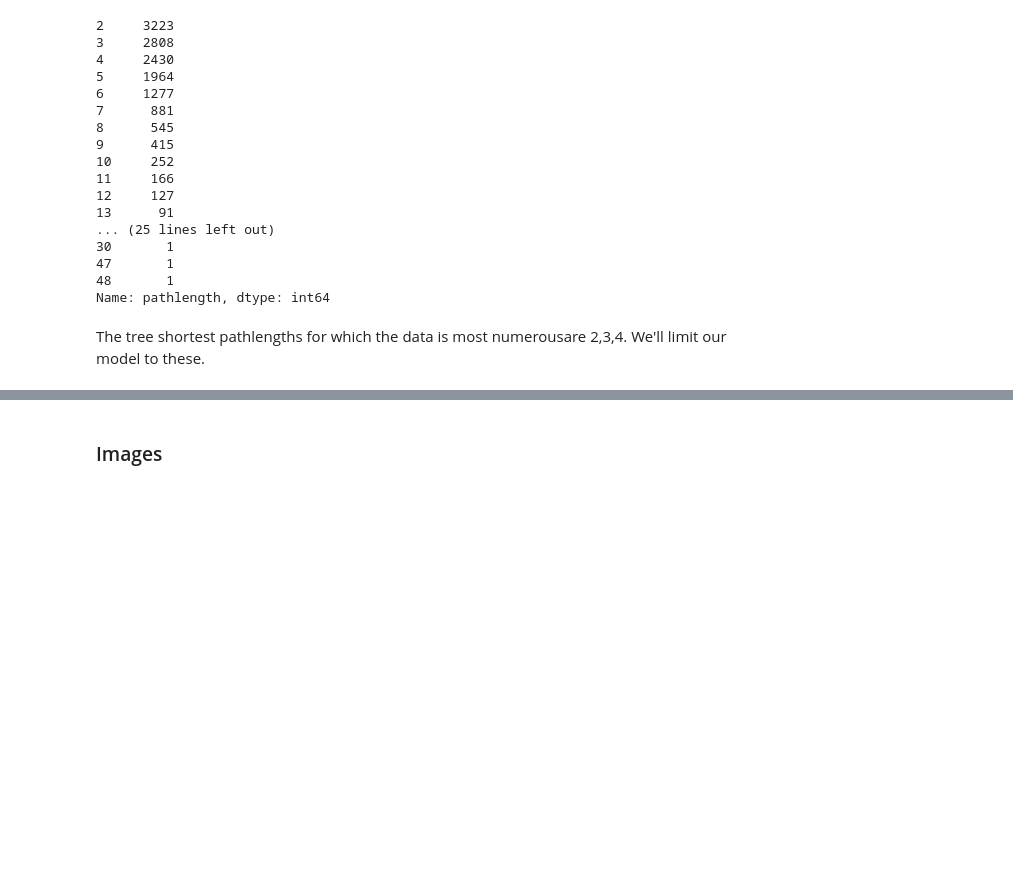
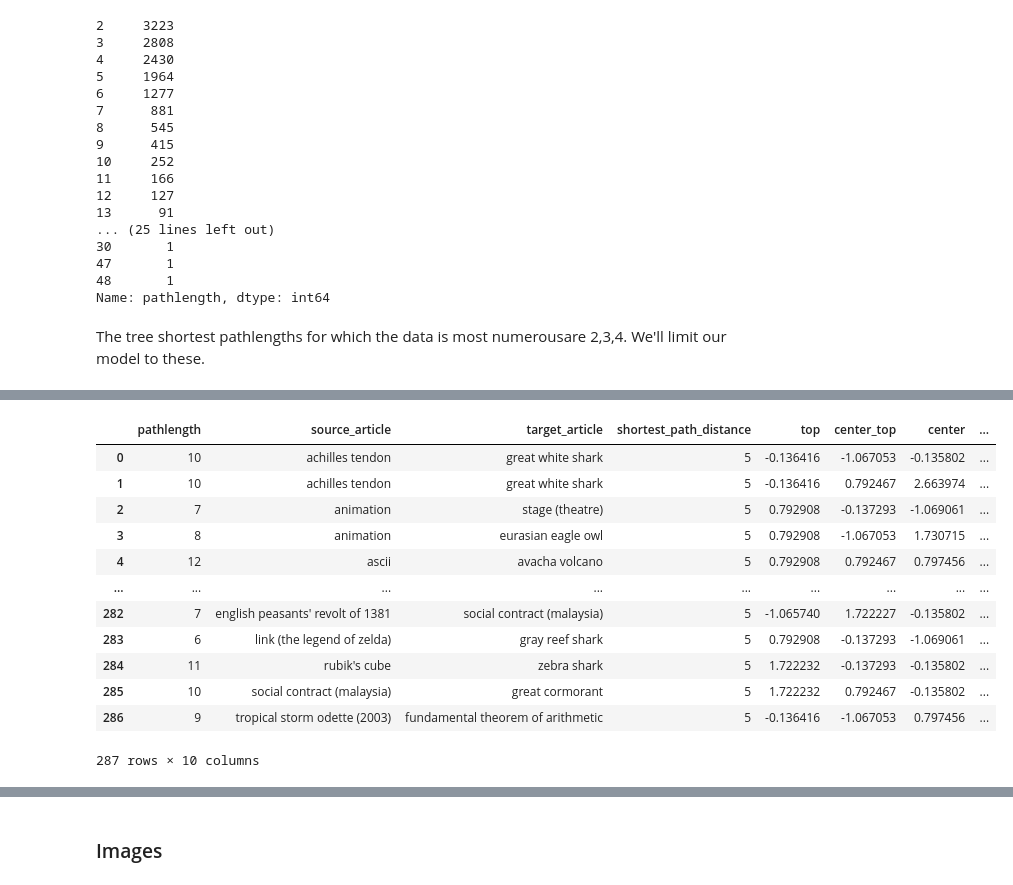
Before and after one commit to epfl-ada/ada-2022-project-theadalyzers, a Jupyter notebook: P2.ipynb, the cells around one changed output, grey strips where cells are left out. Cells and saved outputs as stored; diff of their text form; code cells hidden in the pictures; blank space fills up the shorter version.

```diff
--- a/P2.ipynb
+++ b/P2.ipynb
@@ -1319 +1320,17 @@ unsuccess_pos_relevant
+# %%
+success_pos_relevant
+# %% [output]
+|  | pathlength | source_article | target_article | shortest_path_distance | top | center_top | center | ... |
+| 0 | 10 | achilles tendon | great white shark | 5 | -0.136416 | -1.067053 | -0.135802 | ... |
+| 1 | 10 | achilles tendon | great white shark | 5 | -0.136416 | 0.792467 | 2.663974 | ... |
+| 2 | 7 | animation | stage (theatre) | 5 | 0.792908 | -0.137293 | -1.069061 | ... |
+| 3 | 8 | animation | eurasian eagle owl | 5 | 0.792908 | -1.067053 | 1.730715 | ... |
+| 4 | 12 | ascii | avacha volcano | 5 | 0.792908 | 0.792467 | 0.797456 | ... |
+| ... | ... | ... | ... | ... | ... | ... | ... | ... |
+| 282 | 7 | english peasants' revolt of 1381 | social contract (malaysia) | 5 | -1.065740 | 1.722227 | -0.135802 | ... |
+| 283 | 6 | link (the legend of zelda) | gray reef shark | 5 | 0.792908 | -0.137293 | -1.069061 | ... |
+| 284 | 11 | rubik's cube | zebra shark | 5 | 1.722232 | -0.137293 | -0.135802 | ... |
+| 285 | 10 | social contract (malaysia) | great cormorant | 5 | 1.722232 | 0.792467 | -0.135802 | ... |
+| 286 | 9 | tropical storm odette (2003) | fundamental theorem of arithmetic | 5 | -0.136416 | -1.067053 | 0.797456 | ... |
+287 rows × 10 columns
 # %%
```
Also changed, not shown: parts of 21 cells of this notebook.
